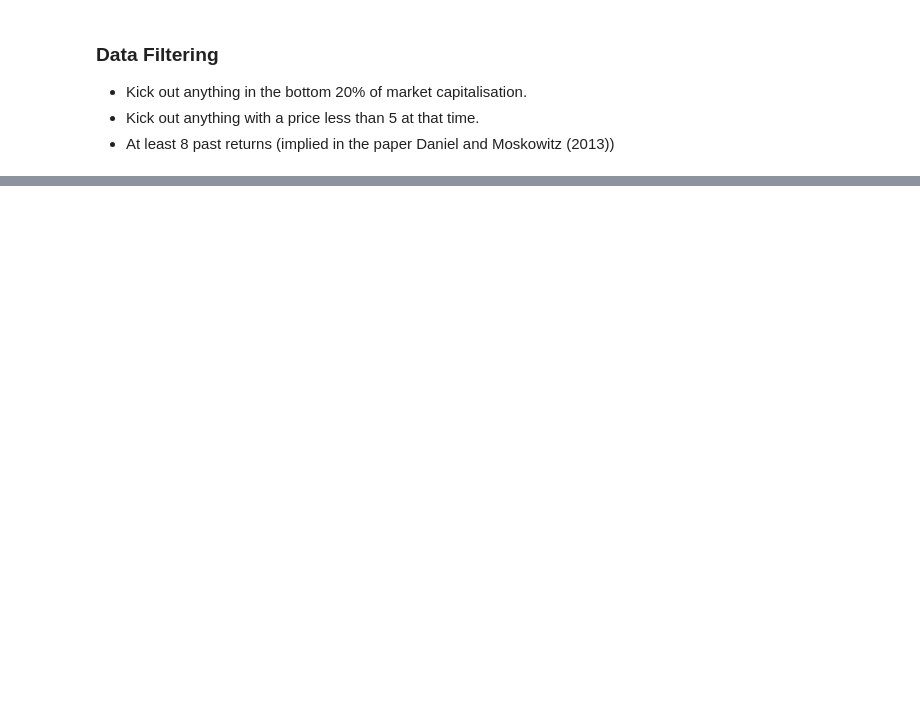
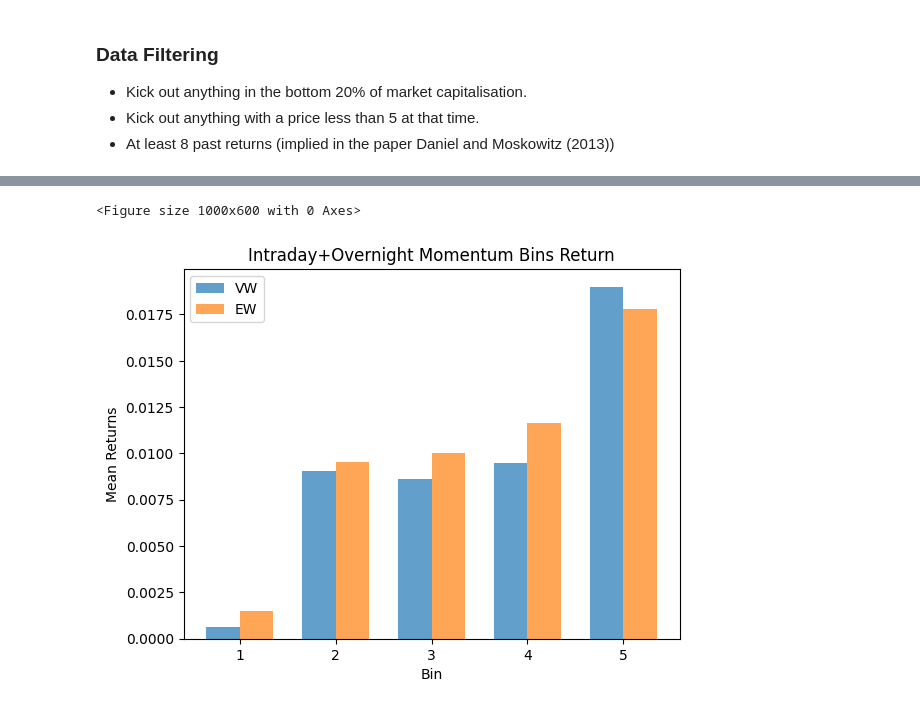
Before and after one commit to yeyechen/HKU-MFIN7037-QT, a Jupyter notebook: src/coursework_2.ipynb, the cells around one changed output, grey strips where cells are left out. Drawn from its saved outputs; the diff is of its cells as text; code cells hidden in the pictures; blank space fills up the shorter version.

```diff
--- a/src/coursework_2.ipynb
+++ b/src/coursework_2.ipynb
@@ -160,7 +147,7 @@ def analyze_strategy(data, factor):
 # %%
 # run analysis on all factors
 for factor in ['mom', 'mom_intraday', 'mom_overnight']:
-    result = analyze_strategy(filtered_mom_df, factor)
+    result = analyze_strategy(filtered_mom_df_copy, factor)
 
     # format as percentages
     formatted_ret_mean = result['ret_mean'].applymap(lambda x: f"{x:.2%}")
@@ -191,0 +188,29 @@ MOM - Mean Returns
+# %%
+filtered_mom_df_copy = filtered_mom_df.copy()
+
+for factor in ['mom_intraday', 'mom_overnight']:
+    filtered_mom_df_copy[f'{factor}_bin'] = apply_quantiles(filtered_mom_df_copy, factor, bins=5)
+
+# step 1: form both EW and VW portfolios every month
+portfolios = (
+    filtered_mom_df_copy
+    .groupby(['date', 'mom_intraday_bin', 'mom_overnight_bin'])
+    .apply(
+        lambda g: pd.Series({
+            'EW': g['ret'].mean(),
+            'VW': (g['ret'] * g['mcap_lag1']).sum() / g['mcap_lag1'].sum()
+        })
+    )
+).reset_index()
+
+# step 2: compute mean return across time
+result_df = (
+    portfolios
+    .groupby(['mom_intraday_bin', 'mom_overnight_bin'])
+    .apply(
+        lambda g: pd.Series({
+            'EW': g['EW'].mean(),
+            'VW': g['VW'].mean()
+        })
+    ).reset_index()
+)
@@ -191,0 +344,16 @@ MOM - Mean Returns
+# %%
+# reconstruct bins to be mom_intraday_bin == mom_overnight_bin
+# portfolio_temp_df is for plotting bin graph only
+portfolio_temp_df = portfolios.copy()
+portfolio_temp_df['bin'] = (
+    np.where(
+        portfolio_temp_df['mom_intraday_bin'] == portfolio_temp_df['mom_overnight_bin'],
+        portfolio_temp_df['mom_intraday_bin'],
+        np.nan
+    )
+)
+portfolio_temp_df.dropna(subset=['bin'], inplace=True)
+plot_bins(portfolio_temp_df, bin_name='bin', title='Intraday+Overnight Momentum Bins Return')
+# %% [output]
+<Figure size 1000x600 with 0 Axes>
+[figure, added]
```
Also changed, not shown: parts of 22 cells of this notebook.
